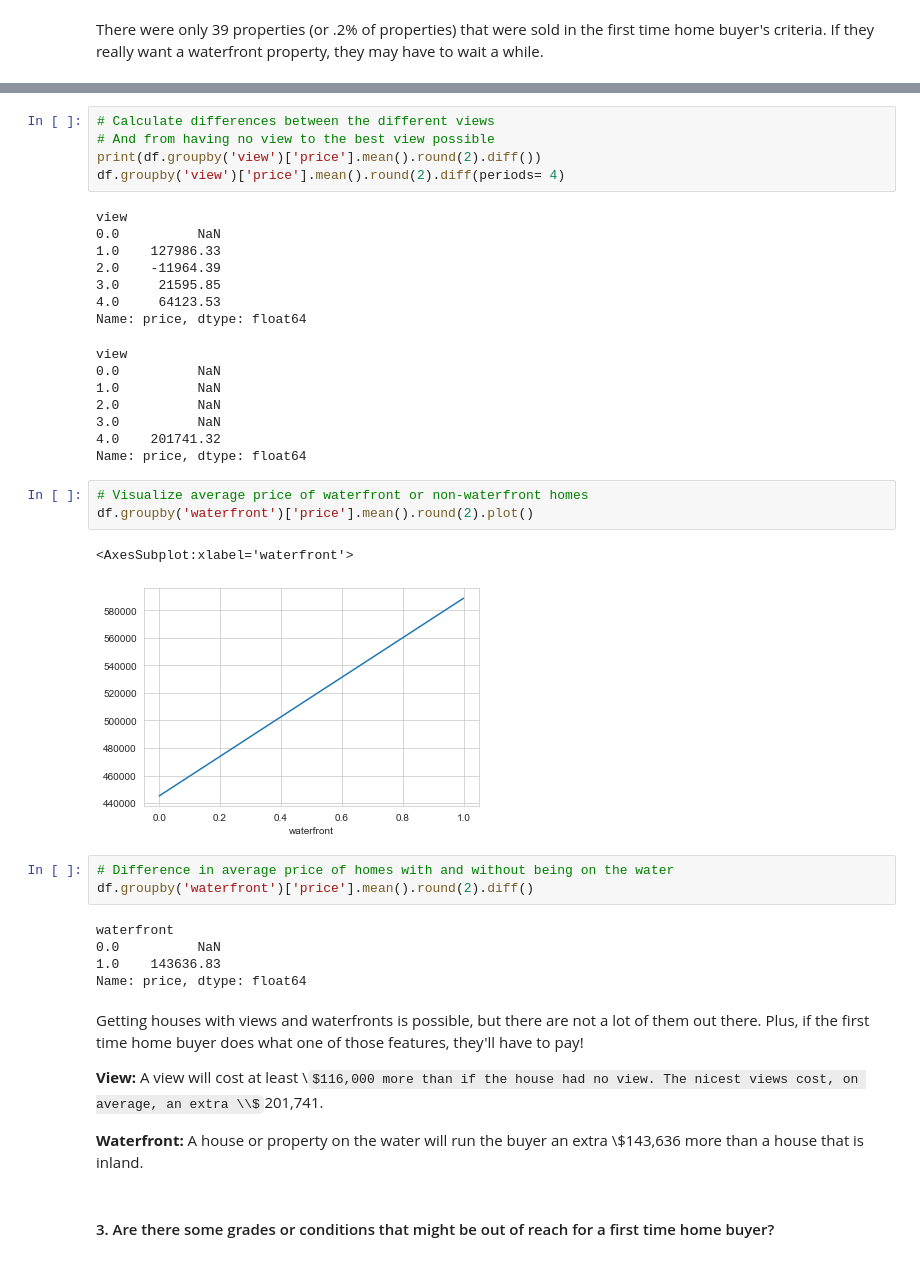
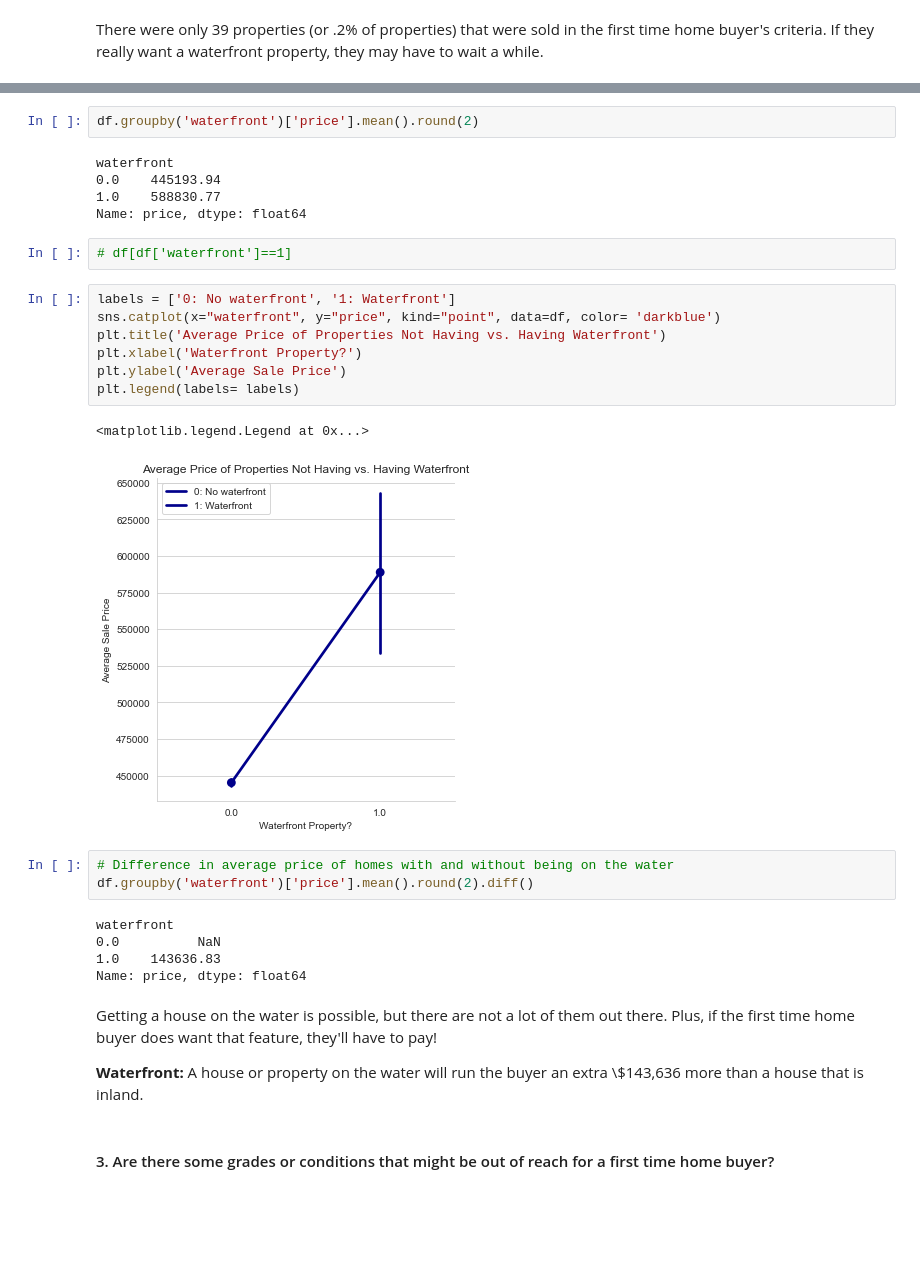
Before and after one commit to cassnutt/Housing_price_predictions, a Jupyter notebook: House Price Analysis - EDA.ipynb, the cells around one changed output, grey strips where cells are left out. Saved outputs shown, nothing was run; the diff lists cells and outputs as text; some formulas as TeX source; blank space fills up the shorter version.

```diff
--- a/House Price Analysis - EDA.ipynb
+++ b/House Price Analysis - EDA.ipynb
@@ -550,29 +529,22 @@ Text(0.5, 0, 'View Rating')
-# %%
-# Calculate differences between the different views
-# And from having no view to the best view possible
-print(df.groupby('view')['price'].mean().round(2).diff())
-df.groupby('view')['price'].mean().round(2).diff(periods= 4)
-# %% [output]
-view
-0.0          NaN
-1.0    127986.33
-2.0    -11964.39
-3.0     21595.85
-4.0     64123.53
-Name: price, dtype: float64
-view
-0.0          NaN
-1.0          NaN
-2.0          NaN
-3.0          NaN
-4.0    201741.32
-Name: price, dtype: float64
 # %%
-# Visualize average price of waterfront or non-waterfront homes
-df.groupby('waterfront')['price'].mean().round(2).plot()
+df.groupby('waterfront')['price'].mean().round(2)
 # %% [output]
-<AxesSubplot:xlabel='waterfront'>
+waterfront
+0.0    445193.94
+1.0    588830.77
+Name: price, dtype: float64
-[figure, removed]
+# %%
+# df[df['waterfront']==1]
+# %%
+labels = ['0: No waterfront', '1: Waterfront']
+sns.catplot(x="waterfront", y="price", kind="point", data=df, color= 'darkblue')
+plt.title('Average Price of Properties Not Having vs. Having Waterfront')
+plt.xlabel('Waterfront Property?')
+plt.ylabel('Average Sale Price')
+plt.legend(labels= labels)
+# %% [output]
+<matplotlib.legend.Legend at 0x...>
+[figure, added]
 # %%
 # Difference in average price of homes with and without being on the water
 df.groupby('waterfront')['price'].mean().round(2).diff()
@@ -582,9 +554,7 @@ waterfront
 1.0    143636.83
 Name: price, dtype: float64
 # %% [markdown]
-Getting houses with views and waterfronts is possible, but there are not a lot of them out there. Plus, if the first time home buyer does what one of those features, they'll have to pay!<br>
-
-**View:** A view will cost at least \\$116,000 more than if the house had no view. The nicest views cost, on average, an extra \\$201,741.
+Getting a house on the water is possible, but there are not a lot of them out there. Plus, if the first time home buyer does want that feature, they'll have to pay!<br>
 
 **Waterfront:** A house or property on the water will run the buyer an extra \\$143,636 more than a house that is inland.
 # %% [markdown]
```
Also changed, not shown: parts of 14 cells of this notebook, 7 other files.
